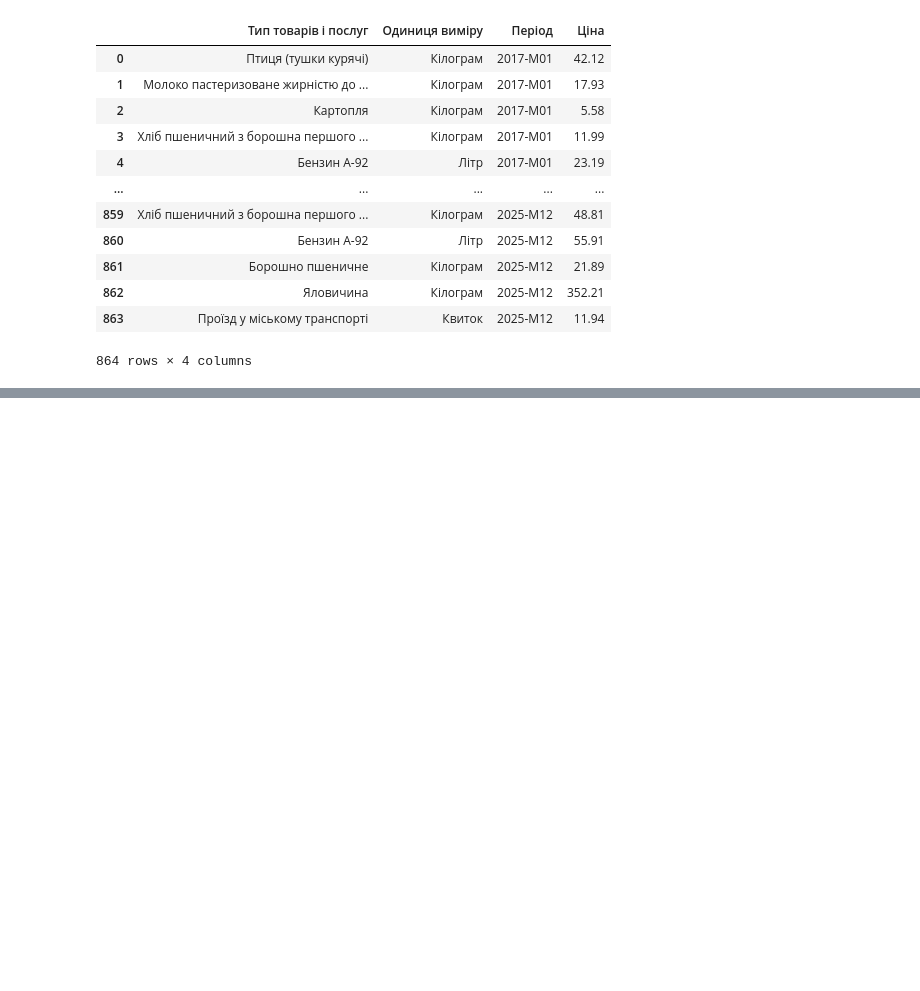
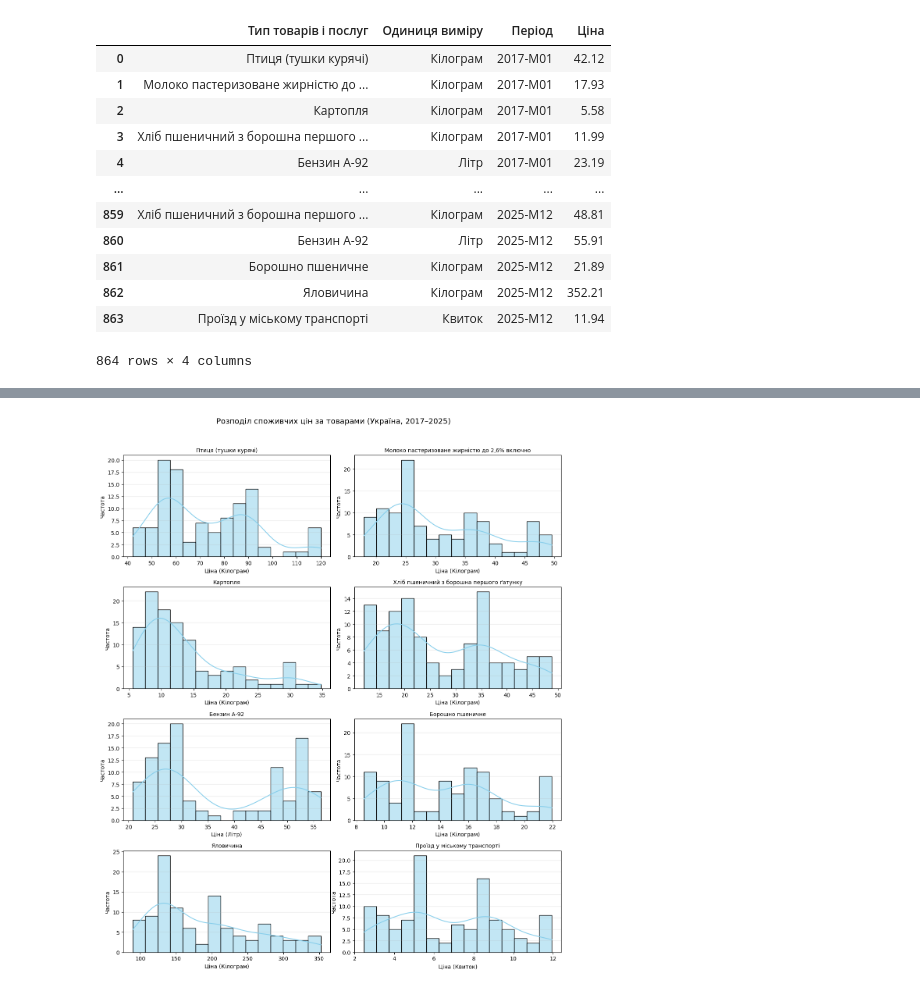
Before and after one commit to arcctg/kpi-ml-lab1, a Jupyter notebook: task_1_ukrstat_data.ipynb, the cells around one changed output, grey strips where cells are left out. Saved outputs shown, nothing was run; the diff lists cells and outputs as text; code cells hidden in the pictures; blank space fills up the shorter version.

Commit message:
feat: calculate descriptive statistics and plot histograms for consumer prices

```diff
--- a/task_1_ukrstat_data.ipynb
+++ b/task_1_ukrstat_data.ipynb
@@ -237,0 +277,18 @@ df_long
+# %%
+fig, axes = plt.subplots(4, 2, figsize=(12, 14))
+axes = axes.flatten()
+
+products = df_long['Тип товарів і послуг'].unique()
+for i, product in enumerate(products):
+    data = df_long[df_long['Тип товарів і послуг'] == product]['Ціна']
+    sns.histplot(data, bins=15, kde=True, ax=axes[i], color='skyblue', edgecolor='black')
+    axes[i].set_title(f'{product}', fontsize=10, wrap=True)
+    axes[i].set_xlabel(f"Ціна ({df[df['Тип товарів і послуг'] == product]['Одиниця виміру'].iloc[0]})")
+    axes[i].set_ylabel('Частота')
+    axes[i].grid(axis='y', alpha=0.3)
+
+plt.suptitle('Розподіл споживчих цін за товарами (Україна, 2017–2025)', fontsize=14, y=1.02)
+plt.tight_layout()
+plt.show()
+# %% [output]
+[figure, added]
```
Also changed, not shown: parts of 3 cells of this notebook.
